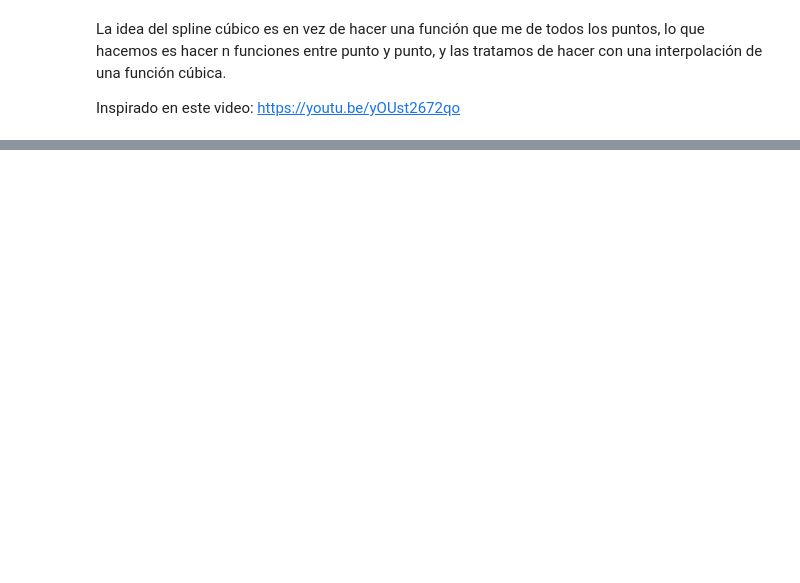
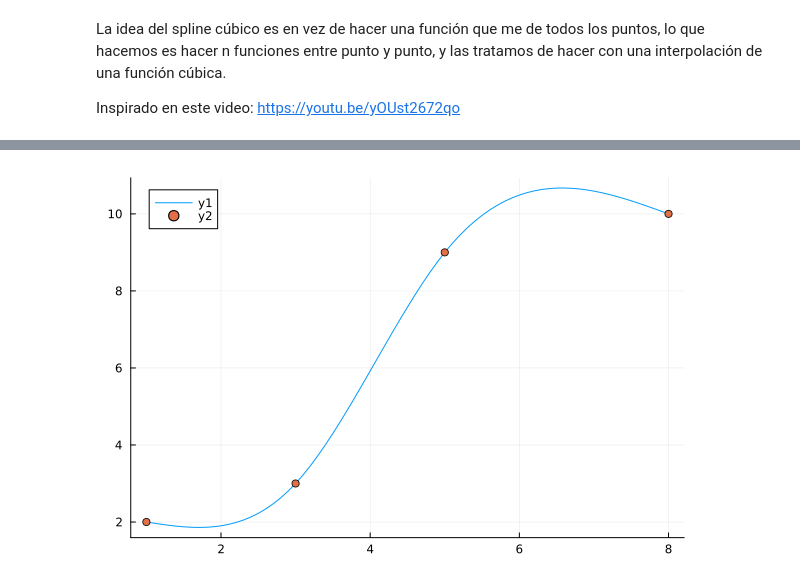
Before and after one commit to DaveAlsina/8tavoSemestre, a Jupyter notebook: numerico/clase6/splines.ipynb, the cells around one changed output, grey strips where cells are left out. Cells and saved outputs as stored; diff of their text form; code cells hidden in the pictures; blank space fills up the shorter version.

Commit message:
update, finished cubic splines

```diff
--- a/numerico/clase6/splines.ipynb
+++ b/numerico/clase6/splines.ipynb
@@ -88,14 +138,0 @@ build_second_order_continuity_coefficients (generic function with 1 method)
-# %%
-#list of points to interpolate
-points = [[3, 1], [1, 1], [2, 0.5], [5, 0.69]]
-
-n_intervals = length(points) - 1
-
-#matrix of zeros of size (4n, 4n)
-X = zeros(4 * n_intervals, 4 * n_intervals)
-
-#fill the upper part of the matrix and print the complete matrix
-X = build_first_order_continuity_coefficients(X, points)
-X = build_second_derivative_continuity_coefficients(X, points)
-#DataFrame(X, :auto)
-X
@@ -119,0 +217,6 @@ X
+# %%
+#list of points to interpolate
+points = [[1, 2], [3, 3], [5, 9], [8, 10]]
+
+X = build_matrix(points)
+X
@@ -119,0 +257,3 @@ X
+# %%
+@variables x
+polynomials = build_cubic_splines(points, x)
@@ -119,0 +280,11 @@ X
+# %%
+pts = [[pt, interpolate(polynomials, pt)] for pt = 1:0.1:8]
+
+x = [pt[1] for pt in pts]
+y = [pt[2] for pt in pts]
+
+plot(x,y)
+#scatter the original points
+scatter!([pt[1] for pt in points], [pt[2] for pt in points])
+# %% [output]
+[figure, added]
```
Also changed, not shown: parts of 10 cells of this notebook.
